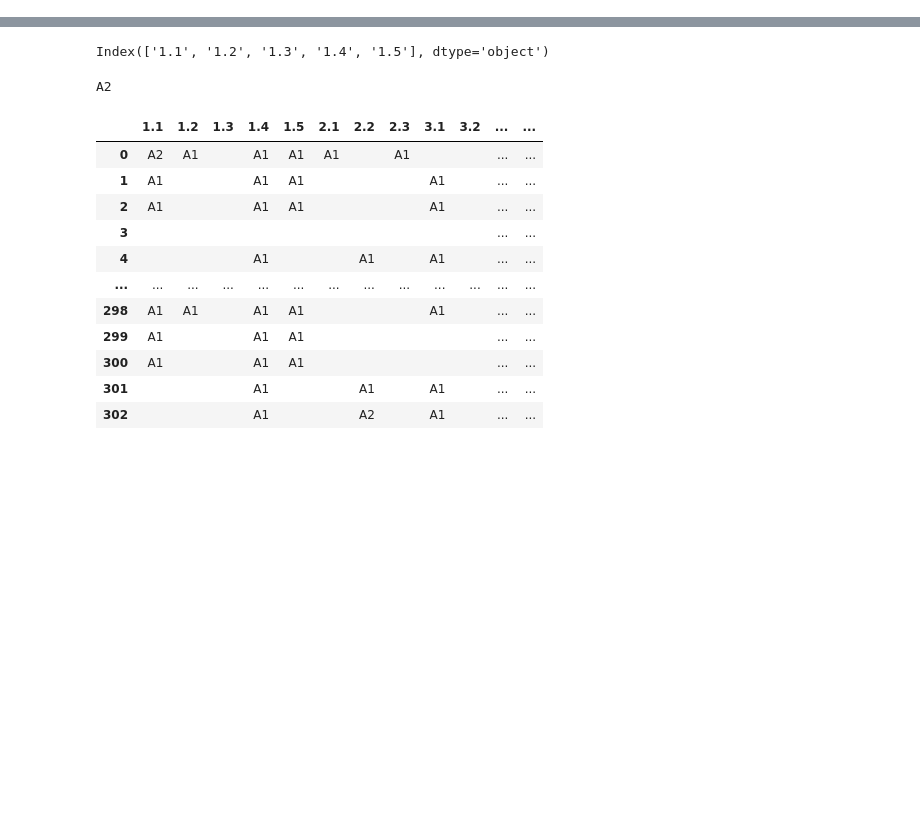
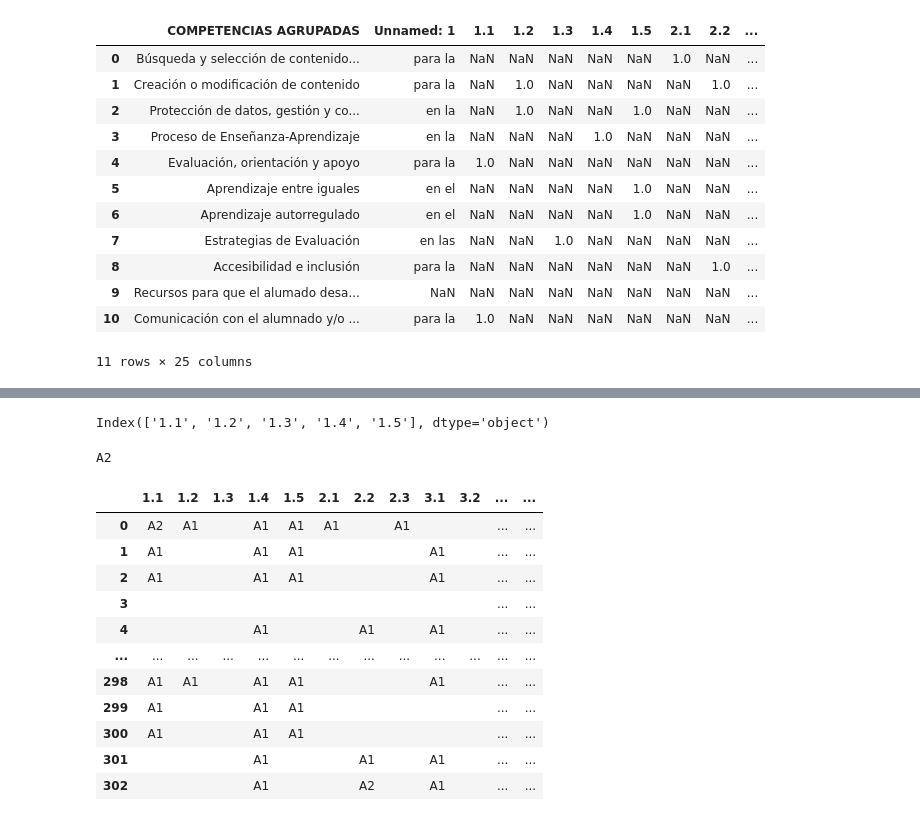
Before and after one commit to catedu/cdd-data, a Jupyter notebook: dev.ipynb, the cells around one changed output, grey strips where cells are left out. Drawn from its saved outputs; the diff is of its cells as text; code cells hidden in the pictures; blank space fills up the shorter version.

```diff
--- a/dev.ipynb
+++ b/dev.ipynb
@@ -2,3 +2,26 @@
 import pandas as pd
 
 df = pd.read_csv("Dicc.csv", sep=";")
+# %%
+COMPETENCIAS = pd.read_csv("competencias.csv", sep=",")
+# %%
+# rename columns en competencias
+COMPETENCIAS.rename(
+    columns={
+        x[0]: x[1] for x in zip(COMPETENCIAS.columns[-23:], df.filter(regex="\d\.\d").columns)
+    }
+    )
+# %% [output]
+|  | COMPETENCIAS AGRUPADAS | Unnamed: 1 | 1.1 | 1.2 | 1.3 | 1.4 | 1.5 | 2.1 | 2.2 | ... |
+| 0 | Búsqueda y selección de contenido... | para la | NaN | NaN | NaN | NaN | NaN | 1.0 | NaN | ... |
+| 1 | Creación o modificación de contenido | para la | NaN | 1.0 | NaN | NaN | NaN | NaN | 1.0 | ... |
+| 2 | Protección de datos, gestión y co... | en la | NaN | 1.0 | NaN | NaN | 1.0 | NaN | NaN | ... |
+| 3 | Proceso de Enseñanza-Aprendizaje | en la | NaN | NaN | NaN | 1.0 | NaN | NaN | NaN | ... |
+| 4 | Evaluación, orientación y apoyo | para la | 1.0 | NaN | NaN | NaN | NaN | NaN | NaN | ... |
+| 5 | Aprendizaje entre iguales | en el | NaN | NaN | NaN | NaN | 1.0 | NaN | NaN | ... |
+| 6 | Aprendizaje autorregulado | en el | NaN | NaN | NaN | NaN | 1.0 | NaN | NaN | ... |
+| 7 | Estrategias de Evaluación | en las | NaN | NaN | 1.0 | NaN | NaN | NaN | NaN | ... |
+| 8 | Accesibilidad e inclusión | para la | NaN | NaN | NaN | NaN | NaN | NaN | 1.0 | ... |
+| 9 | Recursos para que el alumado desa... | NaN | NaN | NaN | NaN | NaN | NaN | NaN | NaN | ... |
+| 10 | Comunicación con el alumnado y/o ... | para la | 1.0 | NaN | NaN | NaN | NaN | NaN | NaN | ... |
+11 rows × 25 columns
```
Also changed, not shown: parts of 2 cells of this notebook, 3 other files.
